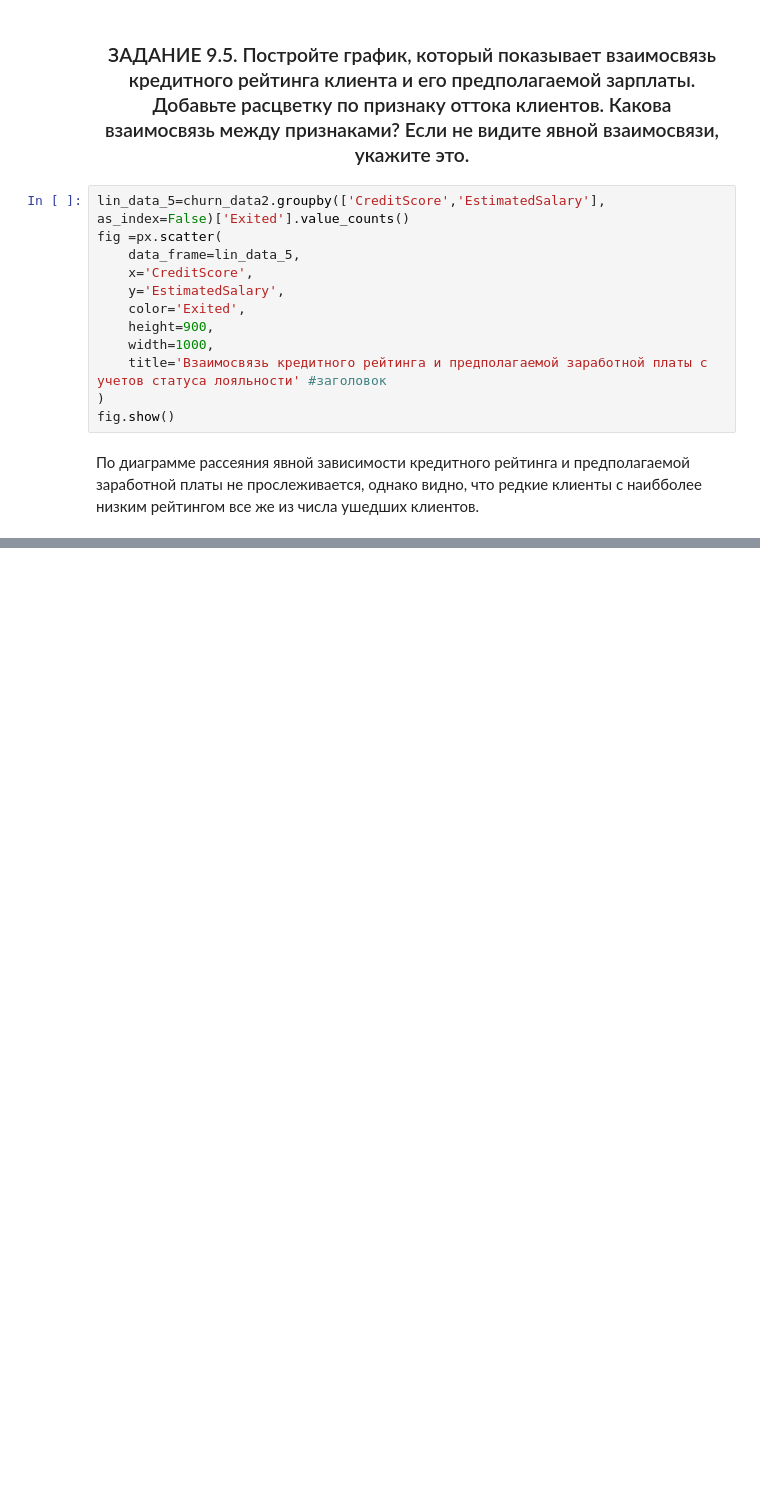
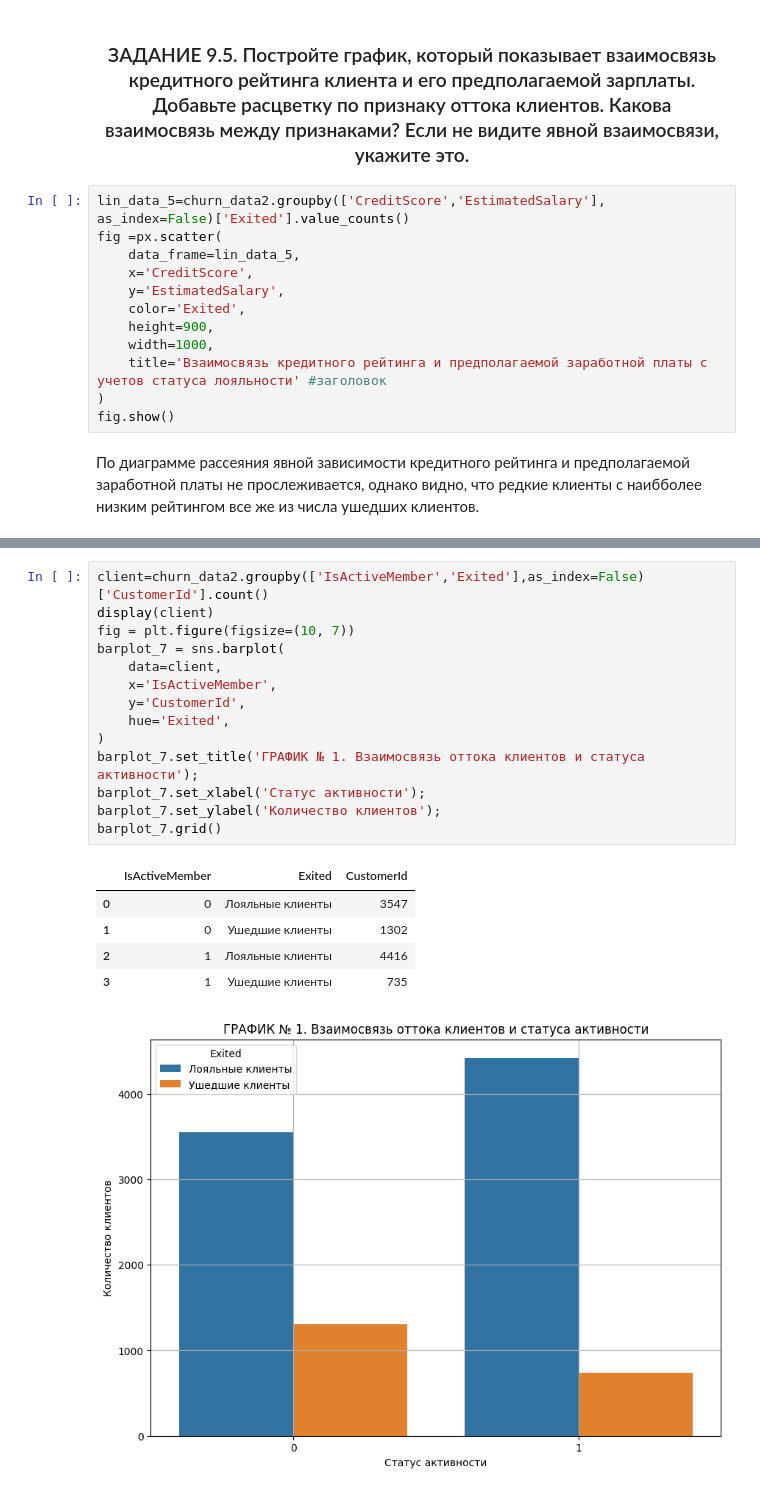
Before and after one commit to Oksana8346/project_1, a Jupyter notebook: my_work_visualization.ipynb, the cells around one changed output, grey strips where cells are left out. Saved outputs shown, nothing was run; the diff lists cells and outputs as text; blank space fills up the shorter version.

```diff
--- a/my_work_visualization.ipynb
+++ b/my_work_visualization.ipynb
@@ -103,0 +161,21 @@ fig.show()
+# %%
+client=churn_data2.groupby(['IsActiveMember','Exited'],as_index=False)['CustomerId'].count()
+display(client)
+fig = plt.figure(figsize=(10, 7))
+barplot_7 = sns.barplot(
+    data=client,
+    x='IsActiveMember',
+    y='CustomerId',
+    hue='Exited',
+)
+barplot_7.set_title('ГРАФИК № 1. Взаимосвязь оттока клиентов и статуса активности');
+barplot_7.set_xlabel('Статус активности');
+barplot_7.set_ylabel('Количество клиентов');
+barplot_7.grid()
+# %% [output]
+|  | IsActiveMember | Exited | CustomerId |
+| 0 | 0 | Лояльные клиенты | 3547 |
+| 1 | 0 | Ушедшие клиенты | 1302 |
+| 2 | 1 | Лояльные клиенты | 4416 |
+| 3 | 1 | Ушедшие клиенты | 735 |
+[figure, added]
```
Also changed, not shown: parts of 16 cells of this notebook.
